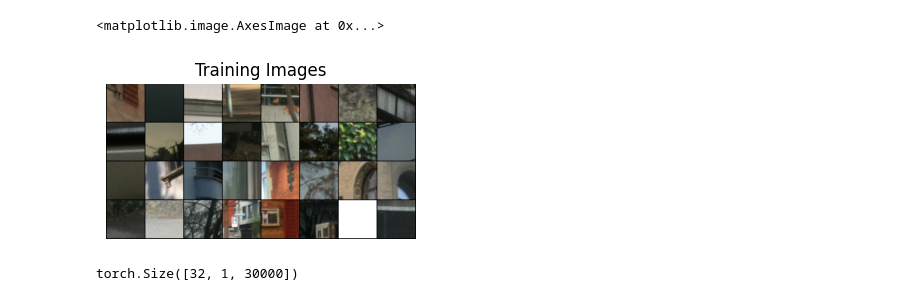
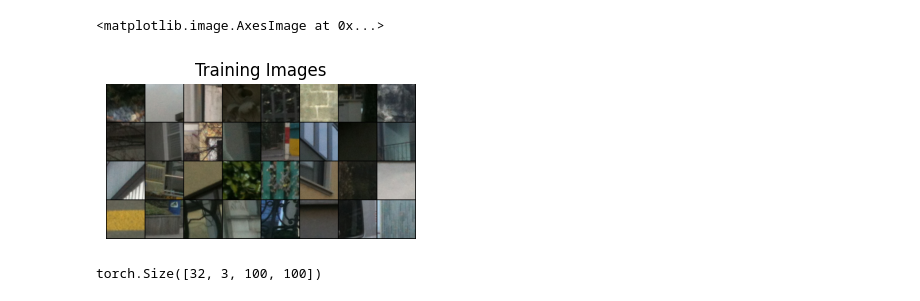
Before and after one commit to ericfzhu/replica, a Jupyter notebook: train_model.ipynb, the cells around one changed output. Drawn from its saved outputs; the diff is of its cells as text; code cells hidden in the pictures.

```diff
--- a/train_model.ipynb
+++ b/train_model.ipynb
@@ -27,19 +27,18 @@ torch.use_deterministic_algorithms(True)
 train_dataloader, test_dataloader = get_dataloaders()
 
 device = torch.device("cuda:0" if torch.cuda.is_available() else "cpu")
-
-phone, dslr = next(iter(train_dataloader))
-plt.figure(figsize=(4,4))
-plt.axis("off")
-plt.title("Training Images")
-# display the images
-plt.imshow(np.transpose(vutils.make_grid(phone.to(device)[:32], padding=2, normalize=True).cpu(),(1,2,0)))
-# %% [output]
-<matplotlib.image.AxesImage at 0x...>
-[figure, removed]
-# %%
-# Initialize models
-generator = ResNeXt().to(device)
-discriminator = Discriminator().to(device)
-# %% [output]
-torch.Size([32, 1, 30000])
+# %%
+phone, dslr = next(iter(train_dataloader))
+phone_tensor = np.reshape(phone, [-1, 3, 100, 100])
+plt.figure(figsize=(4,4))
+plt.axis("off")
+plt.title("Training Images")
+# display the images with shape of torch.Size([3, 100, 100, 32])
+plt.imshow(np.transpose(vutils.make_grid(phone_tensor), (1,2,0)))
+# %% [output]
+<matplotlib.image.AxesImage at 0x...>
+[figure, added]
+# %%
+phone_img.shape
+# %% [output]
+torch.Size([32, 3, 100, 100])
```
Also changed, not shown: 2 other files.
